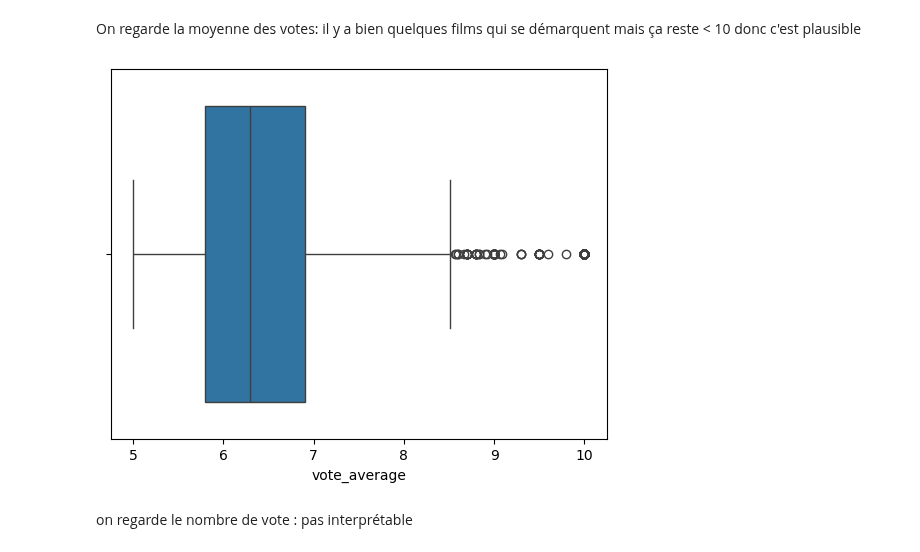
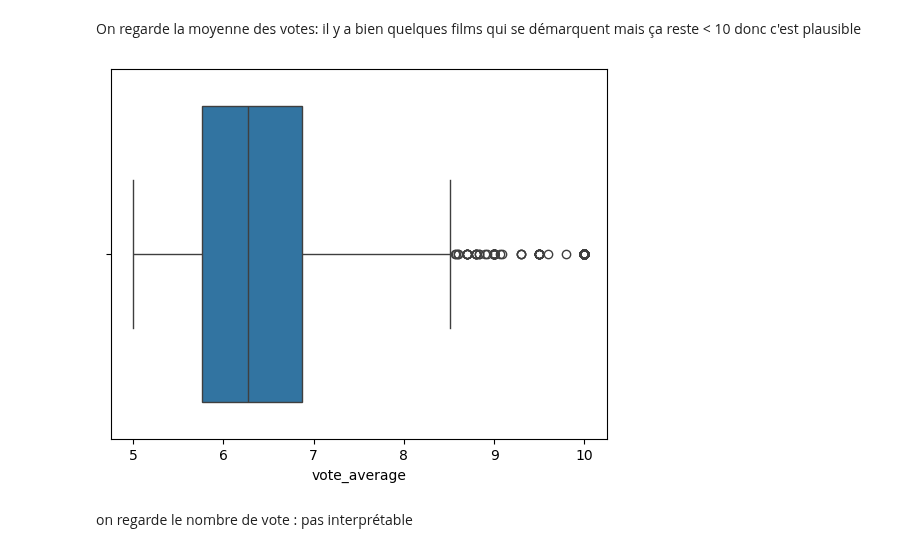
Before and after one commit to Cynthia-OK/CreuseLlywood, a Jupyter notebook: nettoyage_data.ipynb, the cells around one changed output. Saved outputs shown, nothing was run; the diff lists cells and outputs as text; code cells hidden in the pictures.

```diff
--- a/nettoyage_data.ipynb
+++ b/nettoyage_data.ipynb
@@ -861,2 +850,2 @@ J'importe le fichier contenant les films et les personnes
 # %%
-films_personnes_import = pd.read_csv('./donnees/films_tmdb_imdb_sup5_2000_60_released.csv', sep="\t")
+films = pd.read_csv('./donnees/films_selectionnes.csv', sep="\t")
@@ -1046,9 +883,9 @@ films_v2[(films_v2['runtime'] > 240)]
 # %% [markdown]
 On regarde la moyenne des votes: il y a bien quelques films qui se démarquent mais ça reste < 10 donc c'est plausible
 # %%
-sns.boxplot(films_v2, x='vote_average');
+sns.boxplot(films, x='vote_average');
 # %% [output]
-[figure, old version]
+[figure, new version]
 # %% [markdown]
 on regarde le nombre de vote : pas interprétable
 # %%
```
Also changed, not shown: parts of 170 cells of this notebook, 11 other files.
